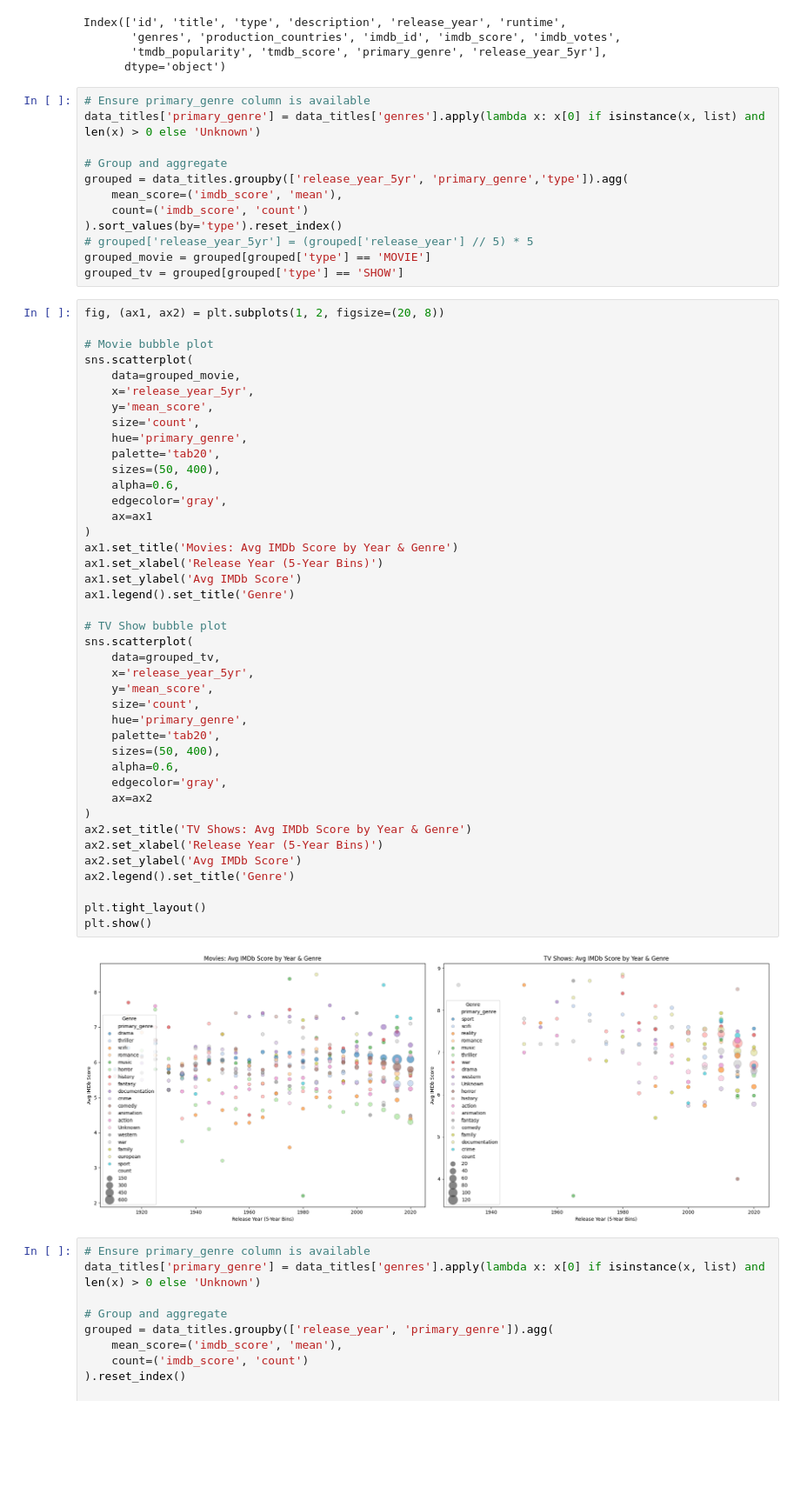
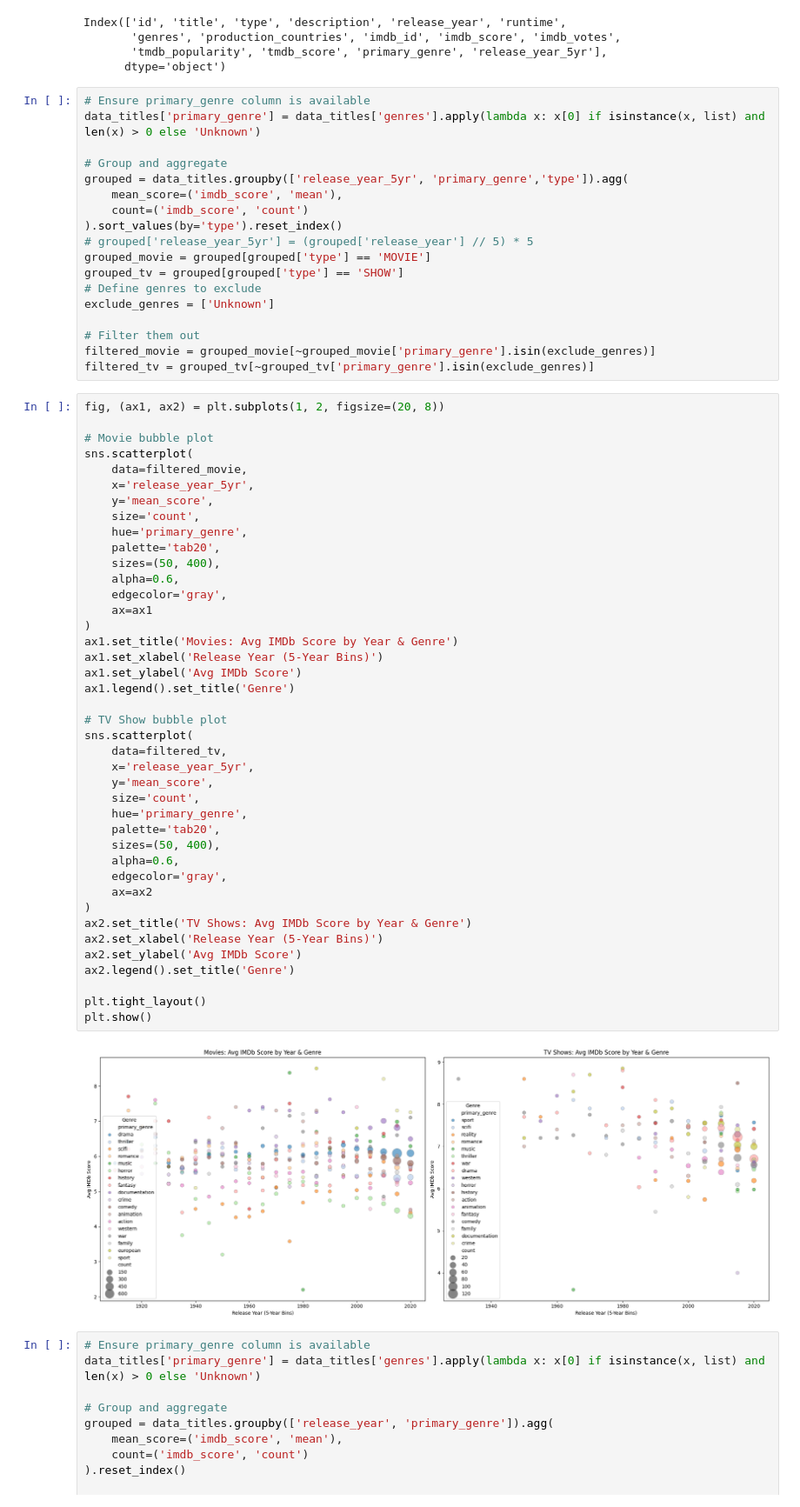
Before and after one commit to manojDOX/Amazon-EDA-Report, a Jupyter notebook: EDA_of_Amazon_Prime_Movies_&_TV_Shows.ipynb, the cells around one changed output. Shown at 87% size. Drawn from its saved outputs; the diff is of its cells as text; blank space fills up the shorter version.

```diff
--- a/EDA_of_Amazon_Prime_Movies_&_TV_Shows.ipynb
+++ b/EDA_of_Amazon_Prime_Movies_&_TV_Shows.ipynb
@@ -966,12 +966,18 @@ grouped = data_titles.groupby(['release_year_5yr', 'primary_genre','type']).agg(
 # grouped['release_year_5yr'] = (grouped['release_year'] // 5) * 5
 grouped_movie = grouped[grouped['type'] == 'MOVIE']
 grouped_tv = grouped[grouped['type'] == 'SHOW']
+# Define genres to exclude
+exclude_genres = ['Unknown']
+
+# Filter them out
+filtered_movie = grouped_movie[~grouped_movie['primary_genre'].isin(exclude_genres)]
+filtered_tv = grouped_tv[~grouped_tv['primary_genre'].isin(exclude_genres)]
 # %%
 fig, (ax1, ax2) = plt.subplots(1, 2, figsize=(20, 8))
 
 # Movie bubble plot
 sns.scatterplot(
-    data=grouped_movie,
+    data=filtered_movie,
     x='release_year_5yr',
     y='mean_score',
     size='count',
@@ -980,35 +986,35 @@ sns.scatterplot(
     sizes=(50, 400),
     alpha=0.6,
     edgecolor='gray',
     ax=ax1
 )
 ax1.set_title('Movies: Avg IMDb Score by Year & Genre')
 ax1.set_xlabel('Release Year (5-Year Bins)')
 ax1.set_ylabel('Avg IMDb Score')
 ax1.legend().set_title('Genre')
 
 # TV Show bubble plot
 sns.scatterplot(
-    data=grouped_tv,
+    data=filtered_tv,
     x='release_year_5yr',
     y='mean_score',
     size='count',
     hue='primary_genre',
     palette='tab20',
     sizes=(50, 400),
     alpha=0.6,
     edgecolor='gray',
     ax=ax2
 )
 ax2.set_title('TV Shows: Avg IMDb Score by Year & Genre')
 ax2.set_xlabel('Release Year (5-Year Bins)')
 ax2.set_ylabel('Avg IMDb Score')
 ax2.legend().set_title('Genre')
 
 plt.tight_layout()
 plt.show()
 # %% [output]
-[figure, old version]
+[figure, new version]
 # %%
 # Ensure primary_genre column is available
 data_titles['primary_genre'] = data_titles['genres'].apply(lambda x: x[0] if isinstance(x, list) and len(x) > 0 else 'Unknown')
```
